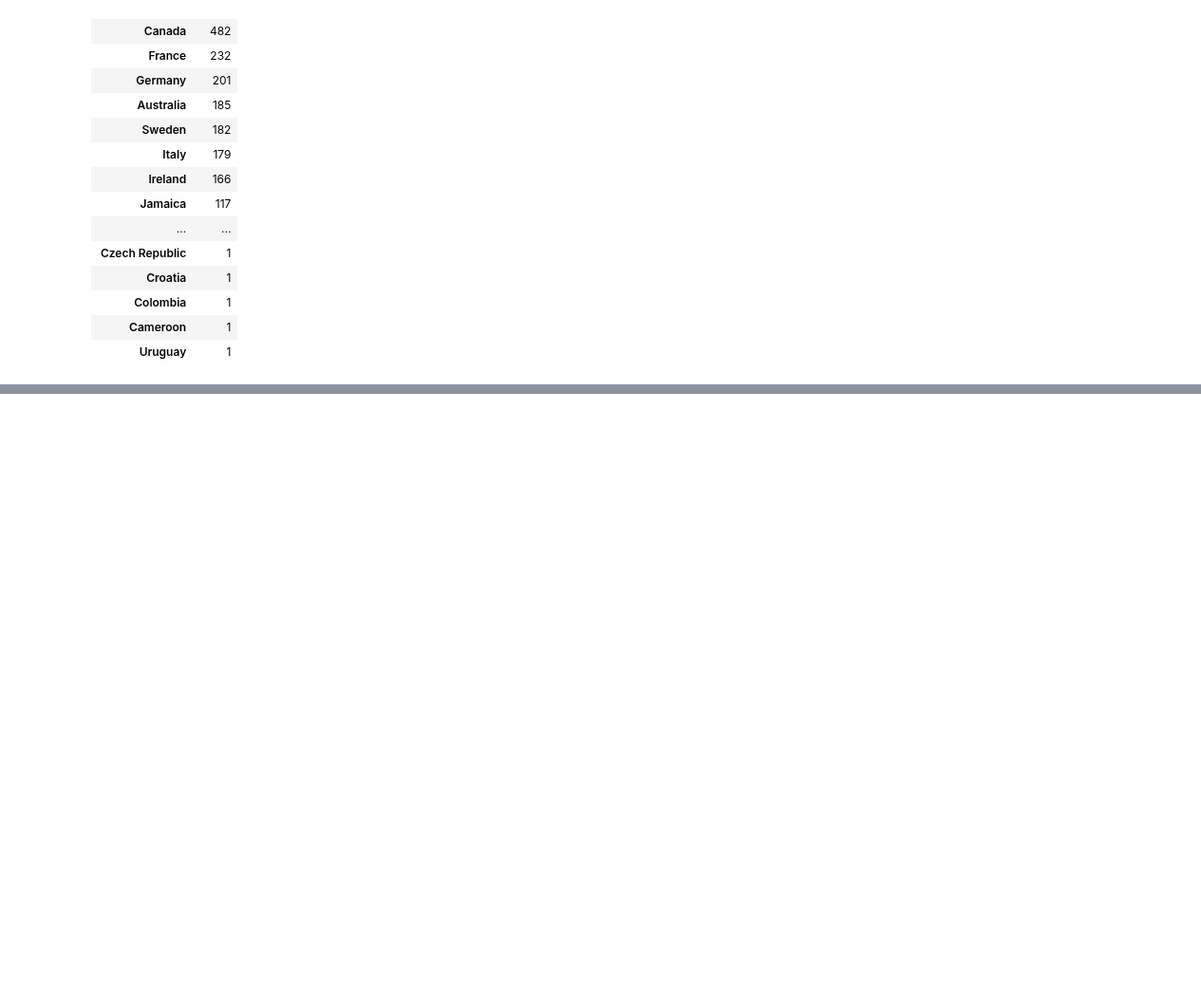
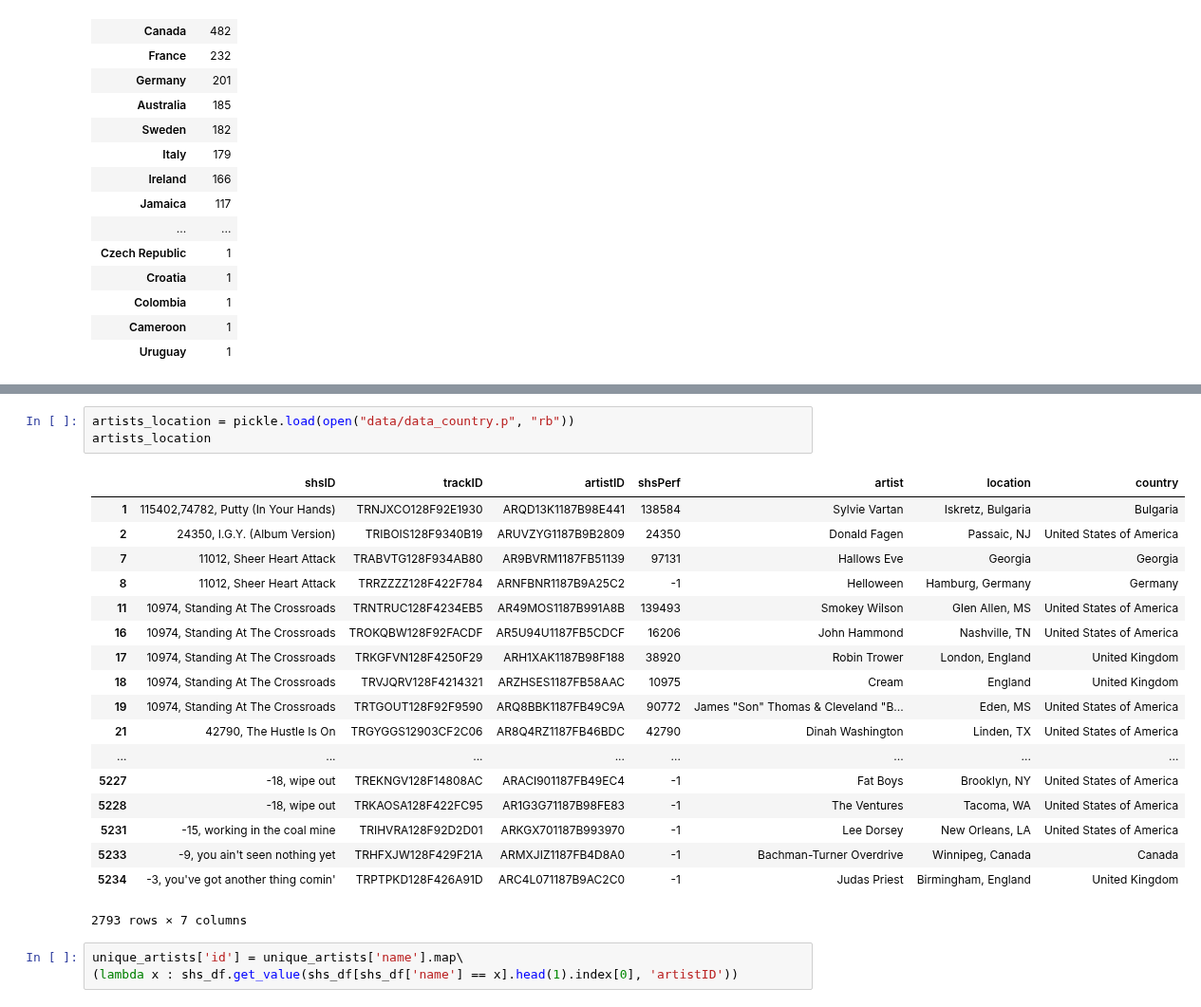
Before and after one commit to padesplaces/ada2017, a Jupyter notebook: project/Location.ipynb, the cells around one changed output, grey strips where cells are left out. Shown at 95% size. Cells and saved outputs as stored; diff of their text form; blank space fills up the shorter version.

```diff
--- a/project/Location.ipynb
+++ b/project/Location.ipynb
@@ -177,0 +199,25 @@ count_countries
+# %%
+artists_location = pickle.load(open("data/data_country.p", "rb"))
+artists_location
+# %% [output]
+|  | shsID | trackID | artistID | shsPerf | artist | location | country |
+| 1 | 115402,74782, Putty (In Your Hands) | TRNJXCO128F92E1930 | ARQD13K1187B98E441 | 138584 | Sylvie Vartan | Iskretz, Bulgaria | Bulgaria |
+| 2 | 24350, I.G.Y. (Album Version) | TRIBOIS128F9340B19 | ARUVZYG1187B9B2809 | 24350 | Donald Fagen | Passaic, NJ | United States of America |
+| 7 | 11012, Sheer Heart Attack | TRABVTG128F934AB80 | AR9BVRM1187FB51139 | 97131 | Hallows Eve | Georgia | Georgia |
+| 8 | 11012, Sheer Heart Attack | TRRZZZZ128F422F784 | ARNFBNR1187B9A25C2 | -1 | Helloween | Hamburg, Germany | Germany |
+| 11 | 10974, Standing At The Crossroads | TRNTRUC128F4234EB5 | AR49MOS1187B991A8B | 139493 | Smokey Wilson | Glen Allen, MS | United States of America |
+| 16 | 10974, Standing At The Crossroads | TROKQBW128F92FACDF | AR5U94U1187FB5CDCF | 16206 | John Hammond | Nashville, TN | United States of America |
+| 17 | 10974, Standing At The Crossroads | TRKGFVN128F4250F29 | ARH1XAK1187B98F188 | 38920 | Robin Trower | London, England | United Kingdom |
+| 18 | 10974, Standing At The Crossroads | TRVJQRV128F4214321 | ARZHSES1187FB58AAC | 10975 | Cream | England | United Kingdom |
+| 19 | 10974, Standing At The Crossroads | TRTGOUT128F92F9590 | ARQ8BBK1187FB49C9A | 90772 | James "Son" Thomas & Cleveland "B... | Eden, MS | United States of America |
+| 21 | 42790, The Hustle Is On | TRGYGGS12903CF2C06 | AR8Q4RZ1187FB46BDC | 42790 | Dinah Washington | Linden, TX | United States of America |
+| ... | ... | ... | ... | ... | ... | ... | ... |
+| 5227 | -18, wipe out | TREKNGV128F14808AC | ARACI901187FB49EC4 | -1 | Fat Boys | Brooklyn, NY | United States of America |
+| 5228 | -18, wipe out | TRKAOSA128F422FC95 | AR1G3G71187B98FE83 | -1 | The Ventures | Tacoma, WA | United States of America |
+| 5231 | -15, working in the coal mine | TRIHVRA128F92D2D01 | ARKGX701187B993970 | -1 | Lee Dorsey | New Orleans, LA | United States of America |
+| 5233 | -9, you ain't seen nothing yet | TRHFXJW128F429F21A | ARMXJIZ1187FB4D8A0 | -1 | Bachman-Turner Overdrive | Winnipeg, Canada | Canada |
+| 5234 | -3, you've got another thing comin' | TRPTPKD128F426A91D | ARC4L071187B9AC2C0 | -1 | Judas Priest | Birmingham, England | United Kingdom |
+2793 rows × 7 columns
+# %%
+unique_artists['id'] = unique_artists['name'].map\
+(lambda x : shs_df.get_value(shs_df[shs_df['name'] == x].head(1).index[0], 'artistID'))
```
Also changed, not shown: parts of 8 cells of this notebook, 1 other file.
